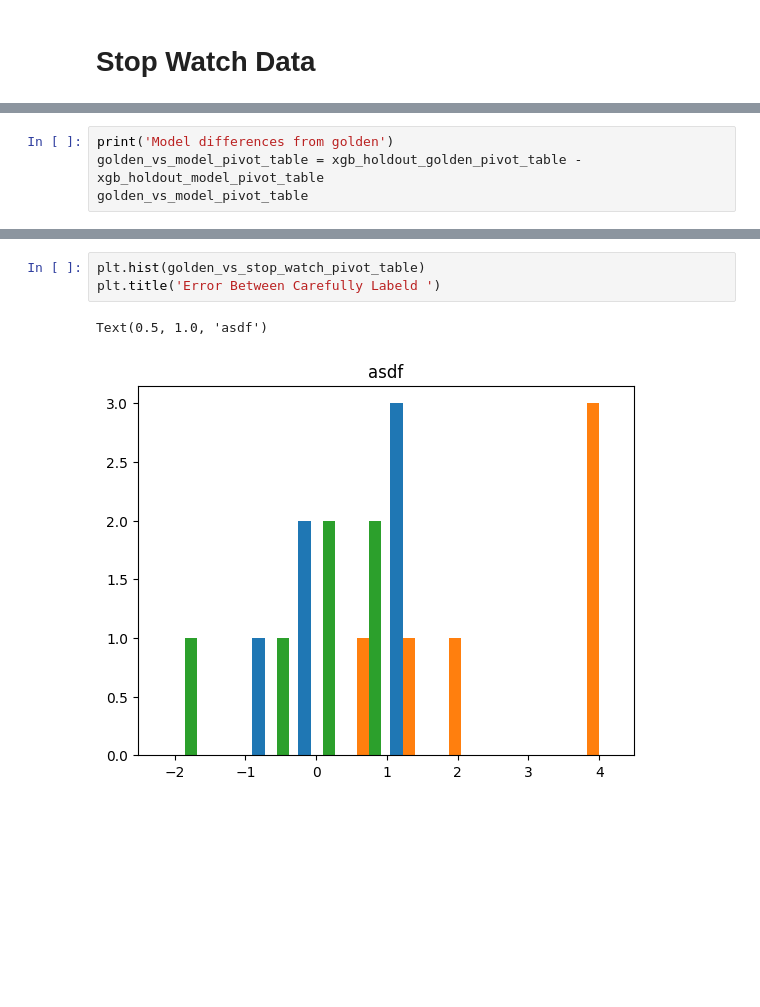
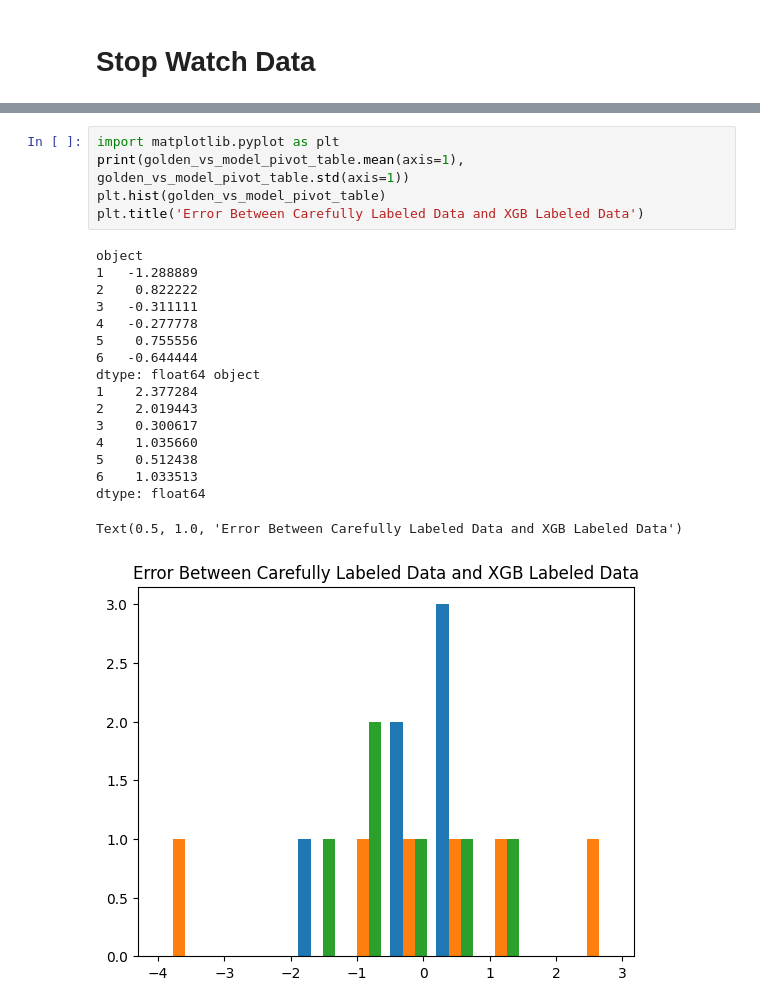
Before and after one commit to HowlandLab/DIBS, a Jupyter notebook: hackathon_sept_2022/October2022-Ilne-paper-analysis.ipynb, the cells around one changed output, grey strips where cells are left out. Cells and saved outputs as stored; diff of their text form; blank space fills up the shorter version.

```diff
--- a/hackathon_sept_2022/October2022-Ilne-paper-analysis.ipynb
+++ b/hackathon_sept_2022/October2022-Ilne-paper-analysis.ipynb
@@ -1358,4 +1342,0 @@ xgb_holdout_model_pivot_table, xgb_holdout_golden_pivot_table, stop_watch_intera
-# %%
-print('Model differences from golden')
-golden_vs_model_pivot_table = xgb_holdout_golden_pivot_table - xgb_holdout_model_pivot_table
-golden_vs_model_pivot_table
@@ -1409,6 +1343,23 @@ plt.hist(golden_vs_model_pivot_table)
-# %%
-plt.hist(golden_vs_stop_watch_pivot_table)
-plt.title('Error Between Carefully Labeld ')
-# %% [output]
-Text(0.5, 1.0, 'asdf')
-[figure, removed]
+# %%
+import matplotlib.pyplot as plt
+print(golden_vs_model_pivot_table.mean(axis=1), golden_vs_model_pivot_table.std(axis=1))
+plt.hist(golden_vs_model_pivot_table)
+plt.title('Error Between Carefully Labeled Data and XGB Labeled Data')
+# %% [output]
+object
+1   -1.288889
+2    0.822222
+3   -0.311111
+4   -0.277778
+5    0.755556
+6   -0.644444
+dtype: float64 object
+1    2.377284
+2    2.019443
+3    0.300617
+4    1.035660
+5    0.512438
+6    1.033513
+dtype: float64
+Text(0.5, 1.0, 'Error Between Carefully Labeled Data and XGB Labeled Data')
+[figure, added]
```
Also changed, not shown: parts of 24 cells of this notebook.
